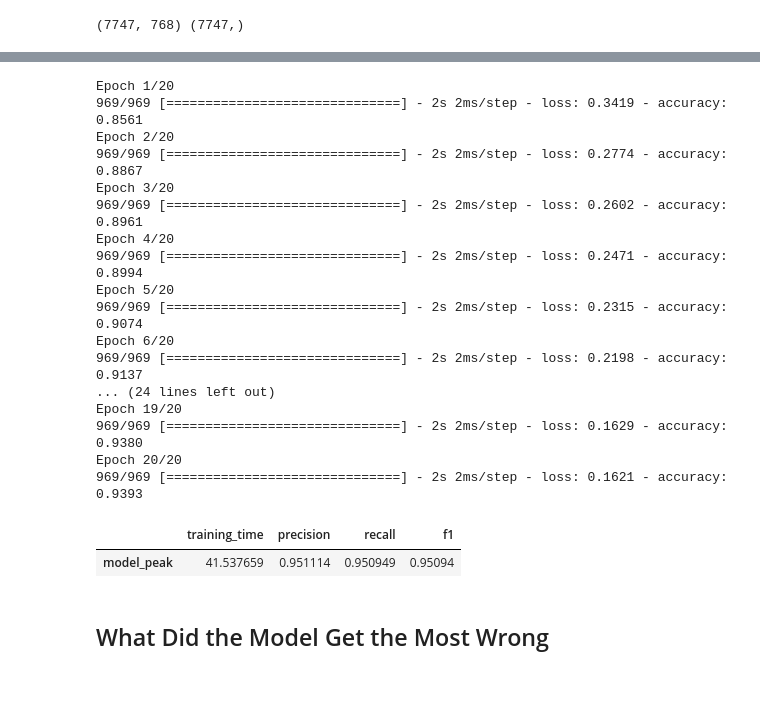
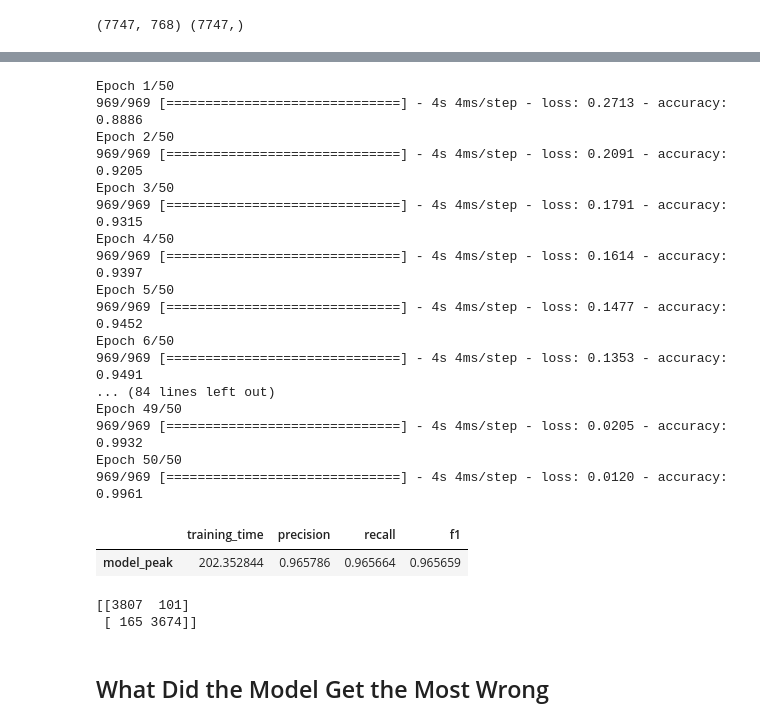
Before and after one commit to annacheng/w266-final-project, a Jupyter notebook: model/model_refinement.ipynb, the cells around one changed output, grey strips where cells are left out. Saved outputs shown, nothing was run; the diff lists cells and outputs as text; code cells hidden in the pictures; blank space fills up the shorter version.

Commit message:
model analysis

```diff
--- a/model/model_refinement.ipynb
+++ b/model/model_refinement.ipynb
@@ -123,12 +124,12 @@ def fit_and_score_model(model, model_name, epochs=20, i=0):
 
     return scores
 # %%
-def bulk_evaluate_models(model_dict):
+def bulk_evaluate_models(model_dict, epochs=20):
 
     results = pd.DataFrame()
 
     for model_name in model_dict:
-        results = pd.concat([results, fit_and_score_model(model_dict[model_name], model_name)])
+        results = pd.concat([results, fit_and_score_model(model_dict[model_name], model_name, epochs)])
 
     return results
 # %%
@@ -194,42 +195,50 @@ model_performance
 # %%
 model_peak = keras.Sequential()
 
-model_peak.add(keras.layers.Reshape((1, 768)))
-model_peak.add(keras.layers.AveragePooling1D(pool_size=3, strides=None, input_shape=(1, 768), padding='same'))
+#model_peak.add(keras.layers.Reshape((1, 768)))
+#model_peak.add(keras.layers.AveragePooling1D(pool_size=3, strides=None, input_shape=(1, 768), padding='same'))
 
-model.add(keras.layers.Dense(64, activation = 'relu'))
-model_peak.add(keras.layers.Dropout(0.2))
+model_peak.add(keras.layers.Dense(768, activation = 'relu'))
+model_peak.add(keras.layers.Dropout(0.05))
 
-model_peak.add(keras.layers.Dense(64, activation = 'relu'))
-model_peak.add(keras.layers.Dropout(0.2))
+# model_peak.add(keras.layers.Dense(768, activation = 'relu'))
+# model_peak.add(keras.layers.Dropout(0.2))
 
 model_peak.add(keras.layers.Dense(1, activation = 'sigmoid'))
 model_peak.compile(optimizer='adam',
               loss='binary_crossentropy',
               metrics=['accuracy'])
 # %%
-model_peak_performance = bulk_evaluate_models({'model_peak': model_peak})
+model_peak_performance = bulk_evaluate_models({'model_peak': model_peak}, epochs=50)
 model_peak_performance
 # %% [output]
-Epoch 1/20
-969/969 [==============================] - 2s 2ms/step - loss: 0.3419 - accuracy: 0.8561
-Epoch 2/20
-969/969 [==============================] - 2s 2ms/step - loss: 0.2774 - accuracy: 0.8867
-Epoch 3/20
-969/969 [==============================] - 2s 2ms/step - loss: 0.2602 - accuracy: 0.8961
-Epoch 4/20
-969/969 [==============================] - 2s 2ms/step - loss: 0.2471 - accuracy: 0.8994
-Epoch 5/20
-969/969 [==============================] - 2s 2ms/step - loss: 0.2315 - accuracy: 0.9074
-Epoch 6/20
-969/969 [==============================] - 2s 2ms/step - loss: 0.2198 - accuracy: 0.9137
-... (24 lines left out)
-Epoch 19/20
-969/969 [==============================] - 2s 2ms/step - loss: 0.1629 - accuracy: 0.9380
-Epoch 20/20
-969/969 [==============================] - 2s 2ms/step - loss: 0.1621 - accuracy: 0.9393
+Epoch 1/50
+969/969 [==============================] - 4s 4ms/step - loss: 0.2713 - accuracy: 0.8886
+Epoch 2/50
+969/969 [==============================] - 4s 4ms/step - loss: 0.2091 - accuracy: 0.9205
+Epoch 3/50
+969/969 [==============================] - 4s 4ms/step - loss: 0.1791 - accuracy: 0.9315
+Epoch 4/50
+969/969 [==============================] - 4s 4ms/step - loss: 0.1614 - accuracy: 0.9397
+Epoch 5/50
+969/969 [==============================] - 4s 4ms/step - loss: 0.1477 - accuracy: 0.9452
+Epoch 6/50
+969/969 [==============================] - 4s 4ms/step - loss: 0.1353 - accuracy: 0.9491
+... (84 lines left out)
+Epoch 49/50
+969/969 [==============================] - 4s 4ms/step - loss: 0.0205 - accuracy: 0.9932
+Epoch 50/50
+969/969 [==============================] - 4s 4ms/step - loss: 0.0120 - accuracy: 0.9961
 |  | training_time | precision | recall | f1 |
-| model_peak | 41.537659 | 0.951114 | 0.950949 | 0.95094 |
+| model_peak | 202.352844 | 0.965786 | 0.965664 | 0.965659 |
+# %%
+y_pred_peak = model_peak.predict(X_test)
+y_pred_peak_bool = np.where(y_pred_peak >= 0.5, 1, 0).ravel()
+
+print(confusion_matrix(y_test, y_pred_peak_bool))
+# %% [output]
+[[3807  101]
+ [ 165 3674]]
 # %% [markdown]
 ## What Did the Model Get the Most Wrong
 # %%
```
Also changed, not shown: parts of 22 cells of this notebook, 6 other files.
